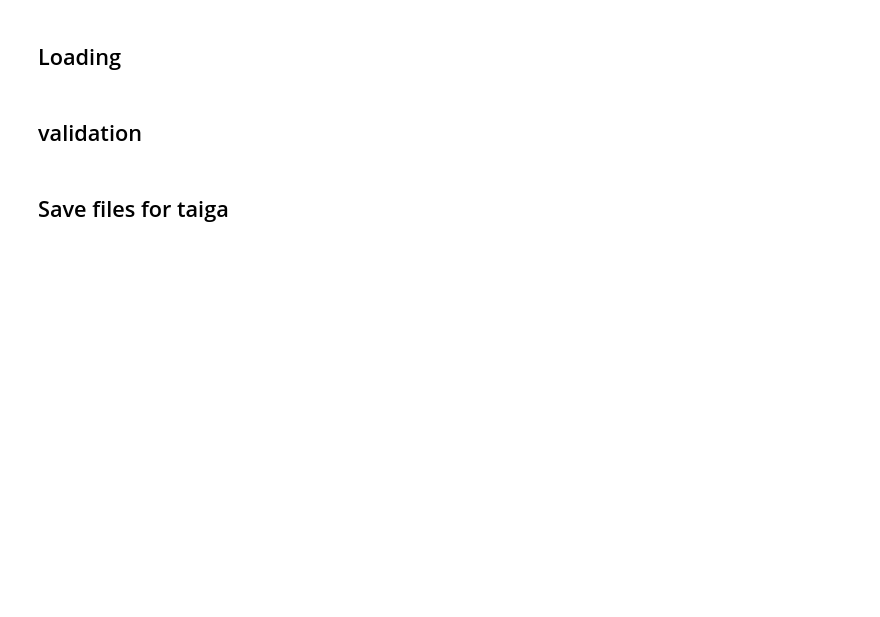
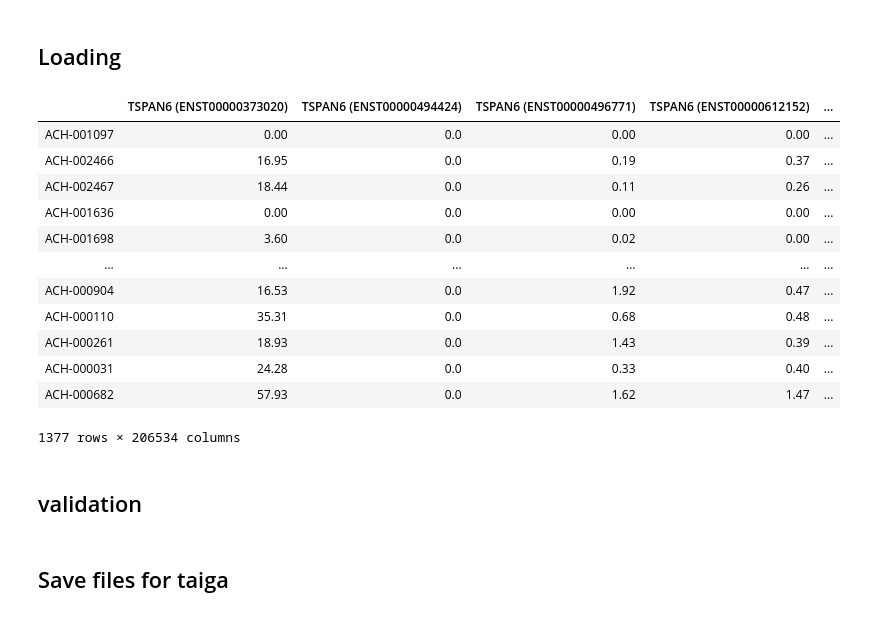
Before and after one commit to broadinstitute/depmap_omics, a Jupyter notebook: RNA_CCLE.ipynb, the cells around one changed output. Cells and saved outputs as stored; diff of their text form; code cells hidden in the pictures; blank space fills up the shorter version.

```diff
--- a/RNA_CCLE.ipynb
+++ b/RNA_CCLE.ipynb
@@ -50,7 +55,7 @@ sheeturl = "https://docs.google.com/spreadsheets/d/115TUgA1t_mD32SnWAGpW9OKmJ2W5
 # %%
 %%R
 genome_version <- 'hg38'
-release <- '19Q4'
+release <- '20Q1'
 hg38_cyto_band_reference <- '../JKBio/data/hg38_cytoband.gz'
 # %% [markdown]
 # Generate sample set from new samples
@@ -256,8 +588,22 @@ counts_genes = pd.read_csv('temp/expression.'+ release + '.counts.tsv', sep='\t'
 tpm_genes = pd.read_csv('temp/expression.'+ release + '.genes.tsv', sep='\t' ,index_col=0)
 tpm_proteincoding = pd.read_csv('temp/expression.'+ release + '.protein_coding.tsv', sep='\t',index_col=0)
 tpm_transcripts = pd.read_csv('temp/expression.'+ release + '.transcripts.tsv', sep='\t', index_col=0)
-# %%
-tpm_transcripts = tpm_transcripts.drop('gene_id').set_index('transcript')
+# %%
+tpm_transcripts
+# %% [output]
+|  | TSPAN6 (ENST00000373020) | TSPAN6 (ENST00000494424) | TSPAN6 (ENST00000496771) | TSPAN6 (ENST00000612152) | ... |
+| ACH-001097 | 0.00 | 0.0 | 0.00 | 0.00 | ... |
+| ACH-002466 | 16.95 | 0.0 | 0.19 | 0.37 | ... |
+| ACH-002467 | 18.44 | 0.0 | 0.11 | 0.26 | ... |
+| ACH-001636 | 0.00 | 0.0 | 0.00 | 0.00 | ... |
+| ACH-001698 | 3.60 | 0.0 | 0.02 | 0.00 | ... |
+| ... | ... | ... | ... | ... | ... |
+| ACH-000904 | 16.53 | 0.0 | 1.92 | 0.47 | ... |
+| ACH-000110 | 35.31 | 0.0 | 0.68 | 0.48 | ... |
+| ACH-000261 | 18.93 | 0.0 | 1.43 | 0.39 | ... |
+| ACH-000031 | 24.28 | 0.0 | 0.33 | 0.40 | ... |
+| ACH-000682 | 57.93 | 0.0 | 1.62 | 1.47 | ... |
+1377 rows × 206534 columns
 # %%
 tpm_transcripts.to_csv('temp/expression.'+ release + '.transcripts.tsv', sep='\t')
 # %%
```
Also changed, not shown: parts of 83 cells of this notebook, 9 other files.
